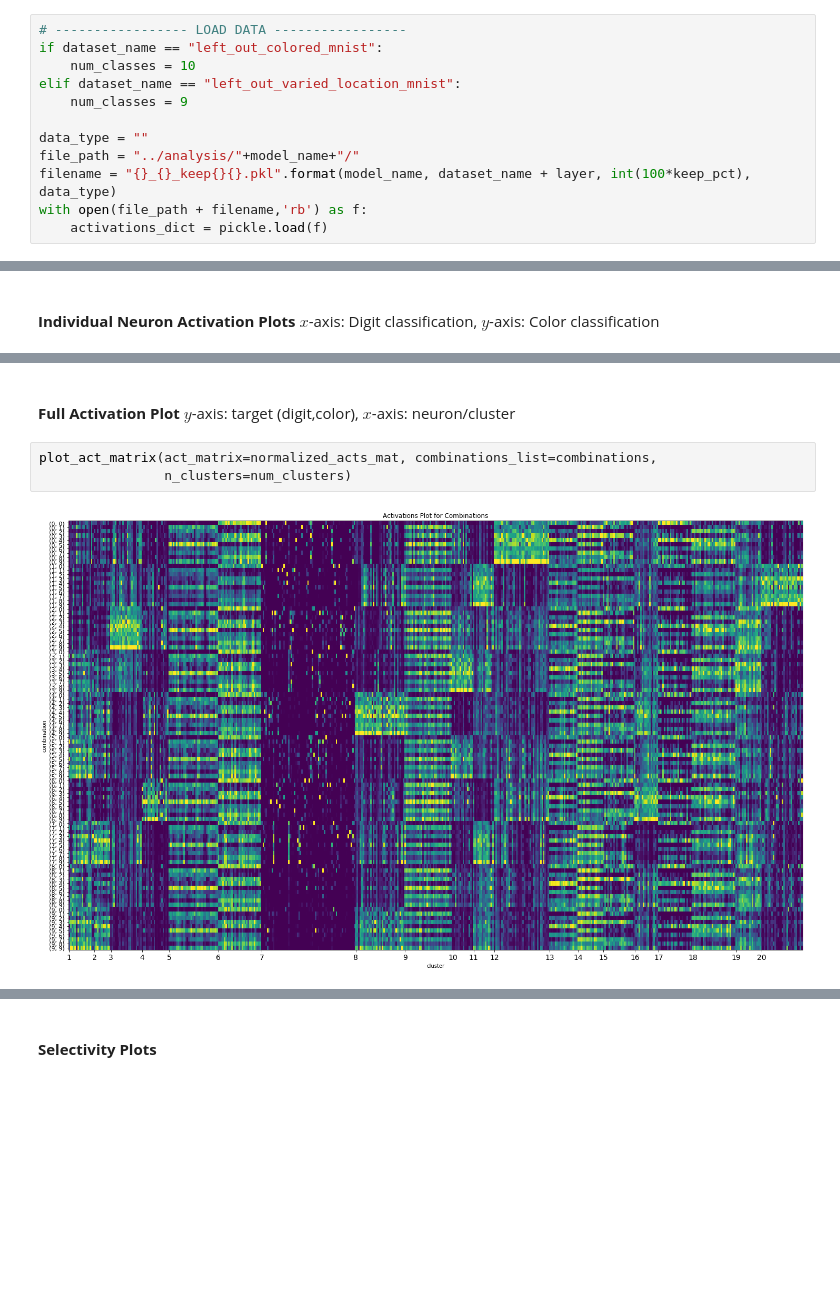
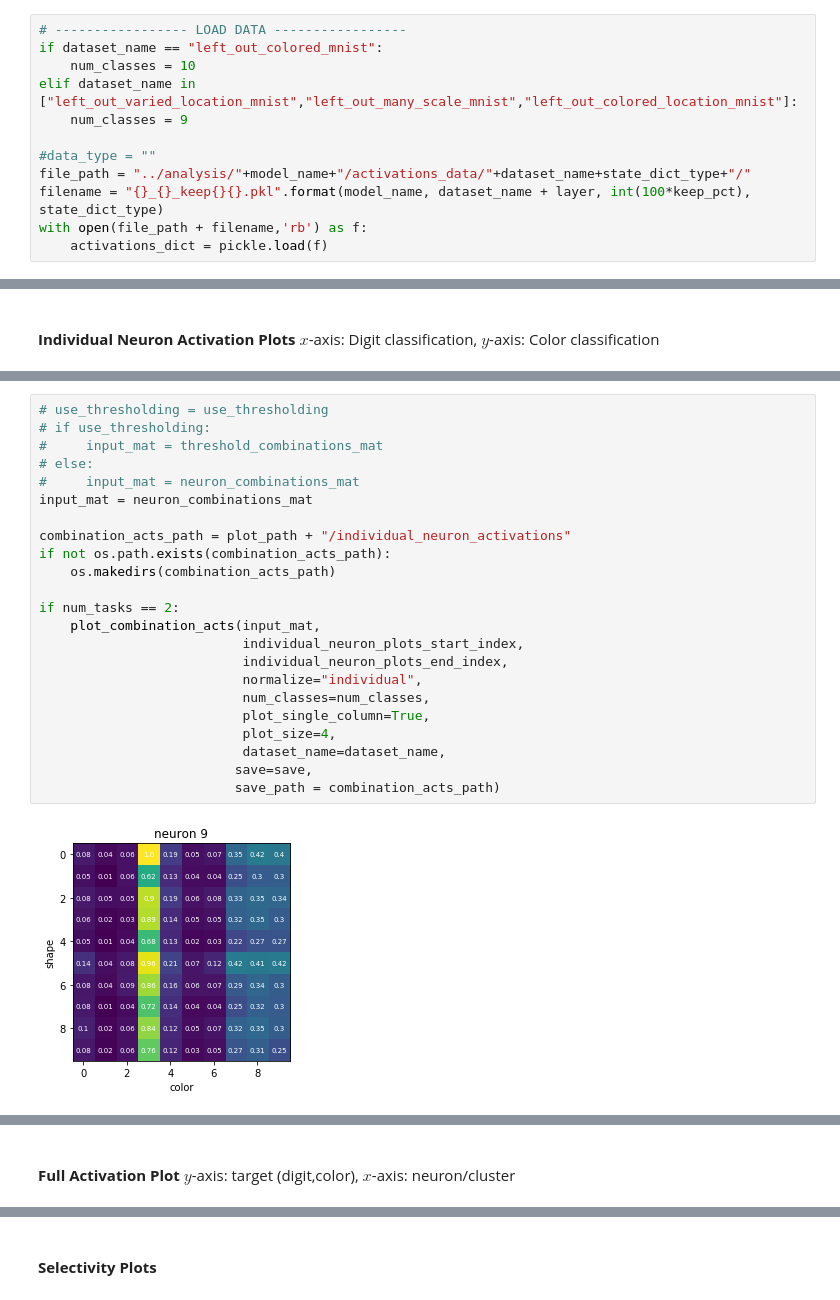
Before and after one commit to tim-henry/experiment-framework, a Jupyter notebook: util/activation_plots.ipynb, the cells around one changed output, grey strips where cells are left out. Drawn from its saved outputs; the diff is of its cells as text; blank space fills up the shorter version.

Commit message:
Updated activations/analysis code for branching/using custom directories

```diff
--- a/util/activation_plots.ipynb
+++ b/util/activation_plots.ipynb
@@ -86,11 +136,11 @@ elif dataset_name == "left_out_varied_location_mnist":
 # ----------------- LOAD DATA -----------------
 if dataset_name == "left_out_colored_mnist":
     num_classes = 10
-elif dataset_name == "left_out_varied_location_mnist":
+elif dataset_name in ["left_out_varied_location_mnist","left_out_many_scale_mnist","left_out_colored_location_mnist"]:
     num_classes = 9
 
-data_type = ""
-file_path = "../analysis/"+model_name+"/"
-filename = "{}_{}_keep{}{}.pkl".format(model_name, dataset_name + layer, int(100*keep_pct), data_type)
+#data_type = ""
+file_path = "../analysis/"+model_name+"/activations_data/"+dataset_name+state_dict_type+"/"
+filename = "{}_{}_keep{}{}.pkl".format(model_name, dataset_name + layer, int(100*keep_pct), state_dict_type)
 with open(file_path + filename,'rb') as f:
     activations_dict = pickle.load(f)
@@ -143,0 +209,25 @@ plot_combination_acts(neuron_combinations_mat,
+# %%
+# use_thresholding = use_thresholding
+# if use_thresholding:
+#     input_mat = threshold_combinations_mat
+# else:
+#     input_mat = neuron_combinations_mat
+input_mat = neuron_combinations_mat
+
+combination_acts_path = plot_path + "/individual_neuron_activations"
+if not os.path.exists(combination_acts_path):
+    os.makedirs(combination_acts_path)
+
+if num_tasks == 2:
+    plot_combination_acts(input_mat,
+                          individual_neuron_plots_start_index,
+                          individual_neuron_plots_end_index,
+                          normalize="individual",
+                          num_classes=num_classes,
+                          plot_single_column=True,
+                          plot_size=4,
+                          dataset_name=dataset_name,
+                         save=save,
+                         save_path = combination_acts_path)
+# %% [output]
+[figure, added]
@@ -144,7 +240,2 @@ plot_combination_acts(neuron_combinations_mat,
 # %% [markdown]
 <br><b>Full Activation Plot</b> $y$-axis: target (digit,color), $x$-axis: neuron/cluster
-# %%
-plot_act_matrix(act_matrix=normalized_acts_mat, combinations_list=combinations,
-                n_clusters=num_clusters)
-# %% [output]
-[figure, removed]
```
Also changed, not shown: parts of 27 cells of this notebook, 7 other files.
